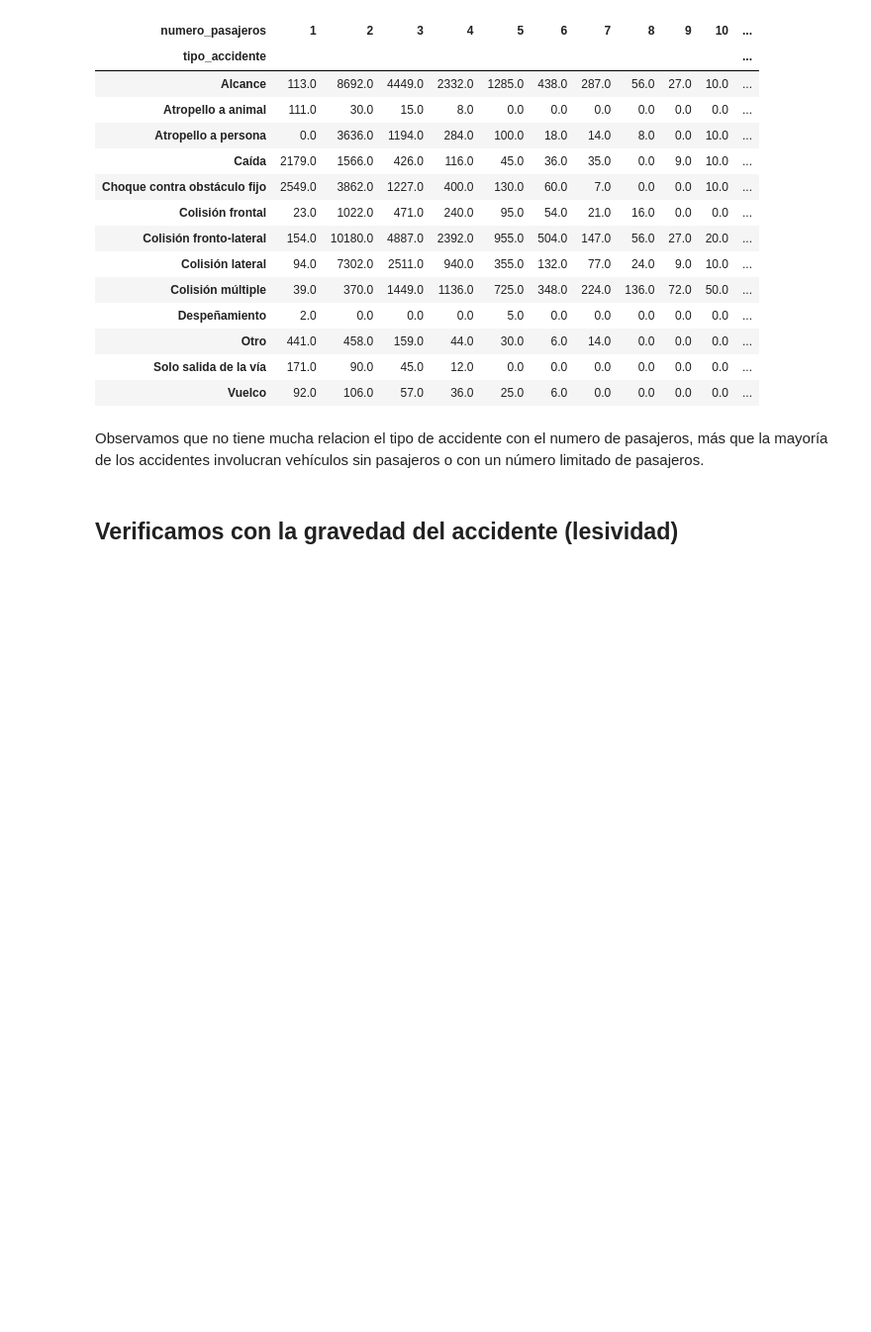
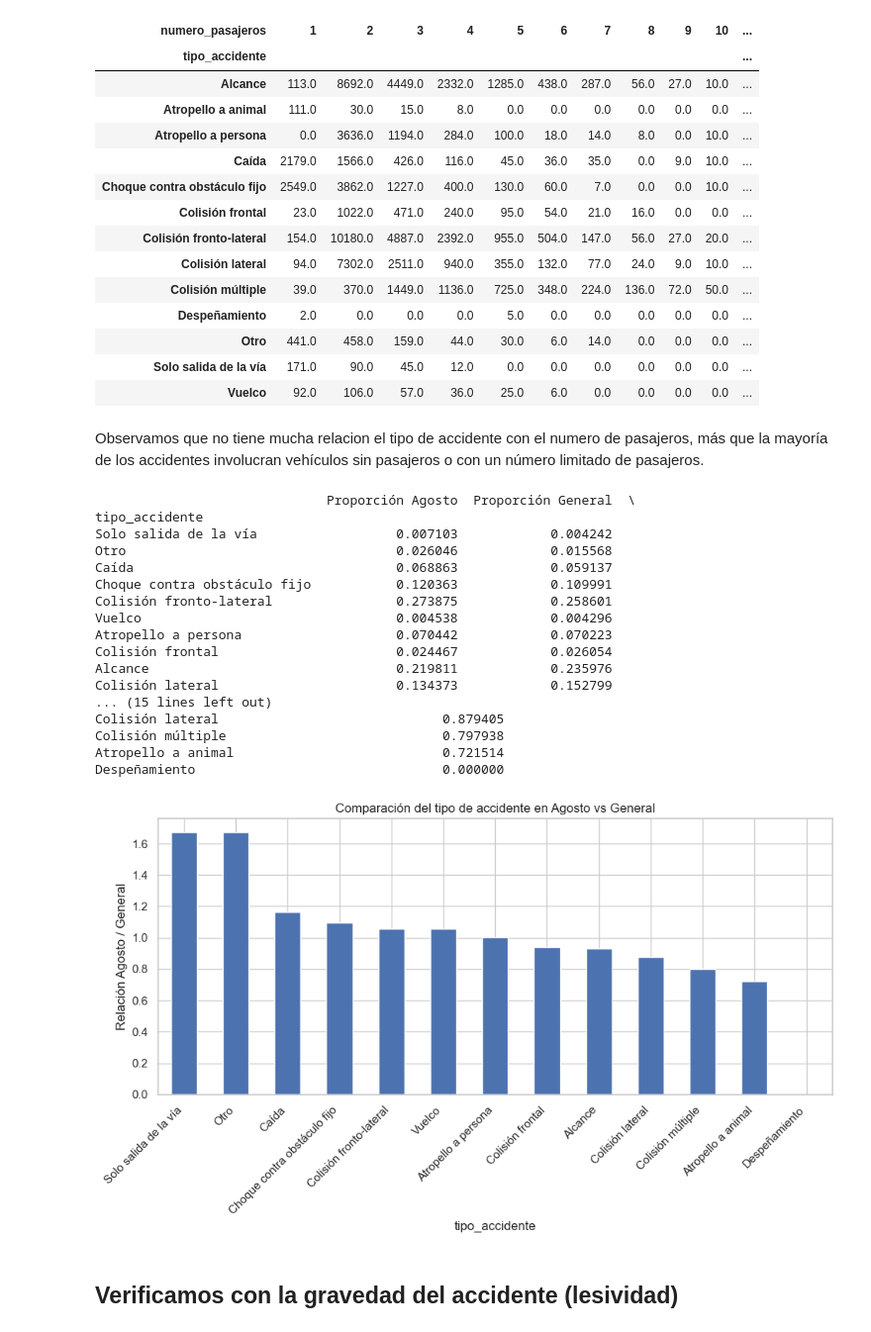
Before and after one commit to lucaramirezo/Traffic-Network-Transparency, a Jupyter notebook: Exploratory-Descriptive_Data_Analysis.ipynb, the cells around one changed output. Shown at 99% size. Cells and saved outputs as stored; diff of their text form; code cells hidden in the pictures; blank space fills up the shorter version.

```diff
--- a/Exploratory-Descriptive_Data_Analysis.ipynb
+++ b/Exploratory-Descriptive_Data_Analysis.ipynb
@@ -183,6 +167,60 @@ relacion_pasajeros_tipo
 | Vuelco | 92.0 | 106.0 | 57.0 | 36.0 | 25.0 | 6.0 | 0.0 | 0.0 | 0.0 | 0.0 | ... |
 # %% [markdown]
 Observamos que no tiene mucha relacion el tipo de accidente con el numero de pasajeros, más que la mayoría de los accidentes involucran vehículos sin pasajeros o con un número limitado de pasajeros.
+# %%
+# Filtrar datos de agosto
+agosto = combined_data[combined_data['mes'] == 'August']
+
+# Distribución de tipos de accidente en agosto
+tipo_agosto = agosto['tipo_accidente'].value_counts(normalize=True)
+
+# Distribución general de tipos de accidente
+tipo_general = combined_data['tipo_accidente'].value_counts(normalize=True)
+
+# Asegurar que ambos tienen los mismos índices
+tipos_union = tipo_agosto.index.union(tipo_general.index)
+tipo_agosto = tipo_agosto.reindex(tipos_union, fill_value=0)
+tipo_general = tipo_general.reindex(tipos_union, fill_value=0)
+
+# Comparación relativa: razón entre proporción en agosto y proporción general
+relacion = (tipo_agosto / tipo_general).sort_values(ascending=False)
+
+# Mostrar como tabla
+tabla_comparativa = pd.DataFrame({
+    'Proporción Agosto': tipo_agosto,
+    'Proporción General': tipo_general,
+    'Relación Agosto/General': relacion
+}).sort_values('Relación Agosto/General', ascending=False)
+
+print(tabla_comparativa)
+
+# Opcional: Gráfico
+plt.figure(figsize=(10, 6))
+relacion.plot(kind='bar')
+plt.ylabel('Relación Agosto / General')
+plt.title('Comparación del tipo de accidente en Agosto vs General')
+plt.xticks(rotation=45, ha='right')
+plt.tight_layout()
+plt.show()
+# %% [output]
+                              Proporción Agosto  Proporción General  \
+tipo_accidente
+Solo salida de la vía                  0.007103            0.004242
+Otro                                   0.026046            0.015568
+Caída                                  0.068863            0.059137
+Choque contra obstáculo fijo           0.120363            0.109991
+Colisión fronto-lateral                0.273875            0.258601
+Vuelco                                 0.004538            0.004296
+Atropello a persona                    0.070442            0.070223
+Colisión frontal                       0.024467            0.026054
+Alcance                                0.219811            0.235976
+Colisión lateral                       0.134373            0.152799
+... (15 lines left out)
+Colisión lateral                             0.879405
+Colisión múltiple                            0.797938
+Atropello a animal                           0.721514
+Despeñamiento                                0.000000
+[figure, added]
 # %% [markdown]
 ## Verificamos con la gravedad del accidente (lesividad)
 # %% [markdown]
```
Also changed, not shown: parts of 29 cells of this notebook.
